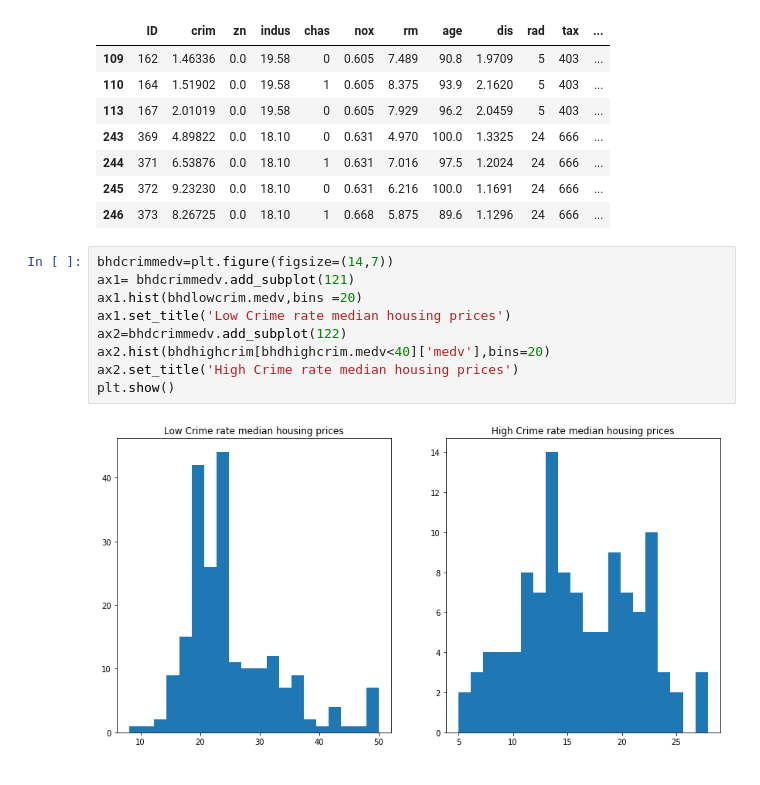
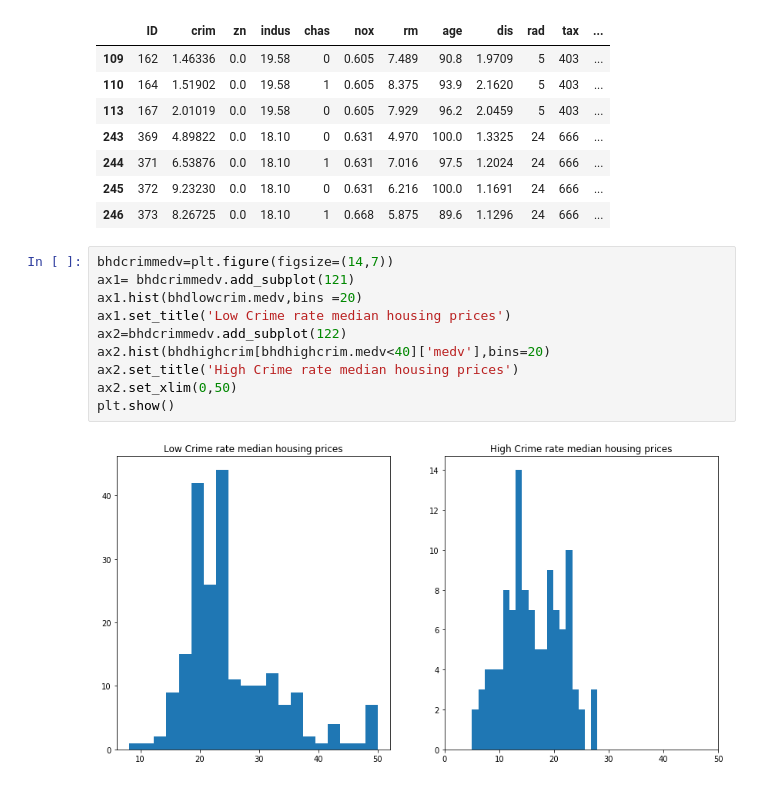
Before and after one commit to ktzioumis/dsc-1-03-16-eda-with-pandas-using-the-boston-housing-data-lab-online-ds-pt-112618, a Jupyter notebook: index.ipynb, the cells around one changed output. Saved outputs shown, nothing was run; the diff lists cells and outputs as text.

Commit message:
did a bit more, histograms!

```diff
--- a/index.ipynb
+++ b/index.ipynb
@@ -261,11 +331,12 @@ bhdhighcrim[bhdhighcrim.medv>30] #outliers
 # %%
 bhdcrimmedv=plt.figure(figsize=(14,7))
 ax1= bhdcrimmedv.add_subplot(121)
 ax1.hist(bhdlowcrim.medv,bins =20)
 ax1.set_title('Low Crime rate median housing prices')
 ax2=bhdcrimmedv.add_subplot(122)
 ax2.hist(bhdhighcrim[bhdhighcrim.medv<40]['medv'],bins=20)
 ax2.set_title('High Crime rate median housing prices')
+ax2.set_xlim(0,50)
 plt.show()
 # %% [output]
-[figure, old version]
+[figure, new version]
```
Also changed, not shown: parts of 10 cells of this notebook.
